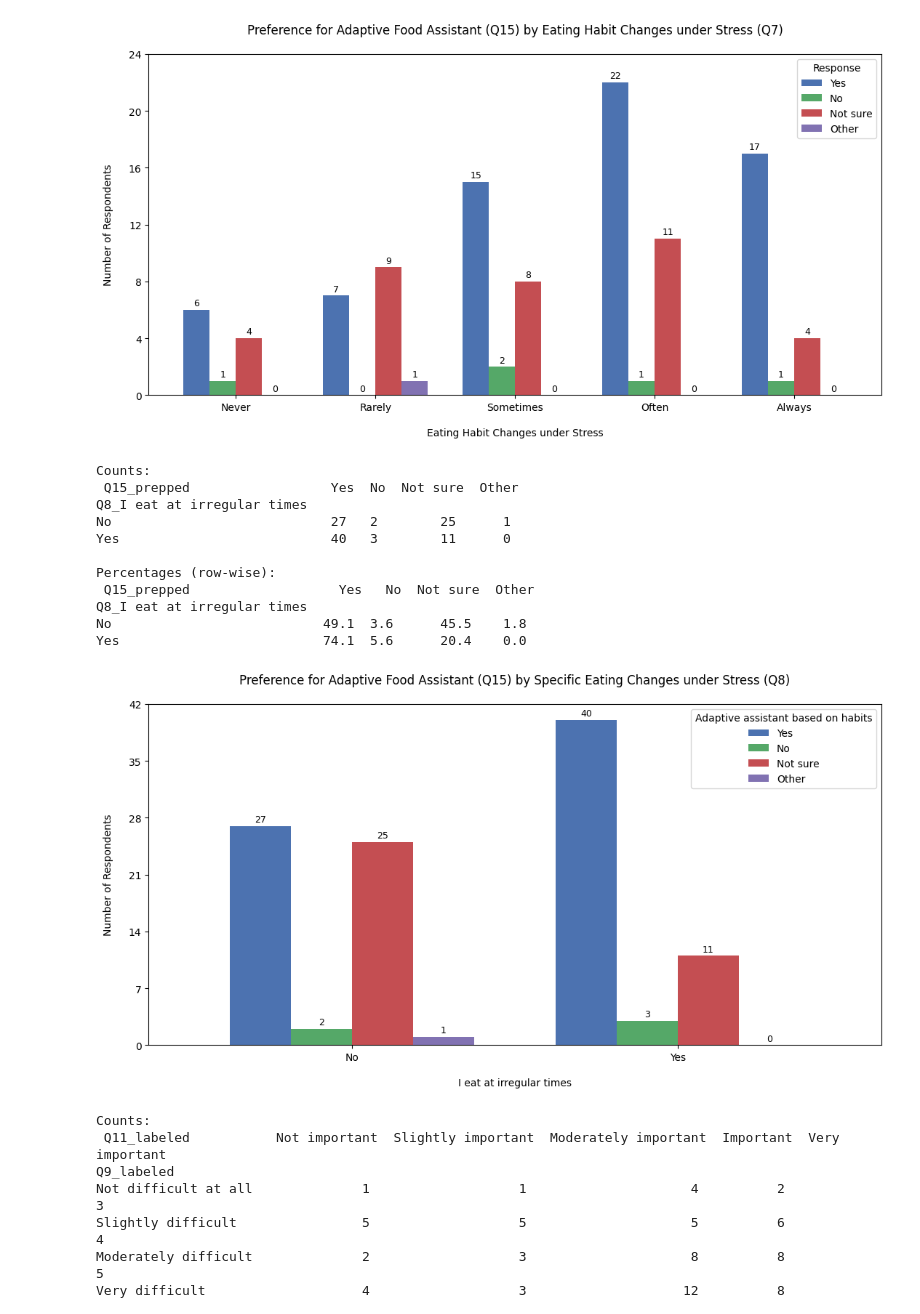
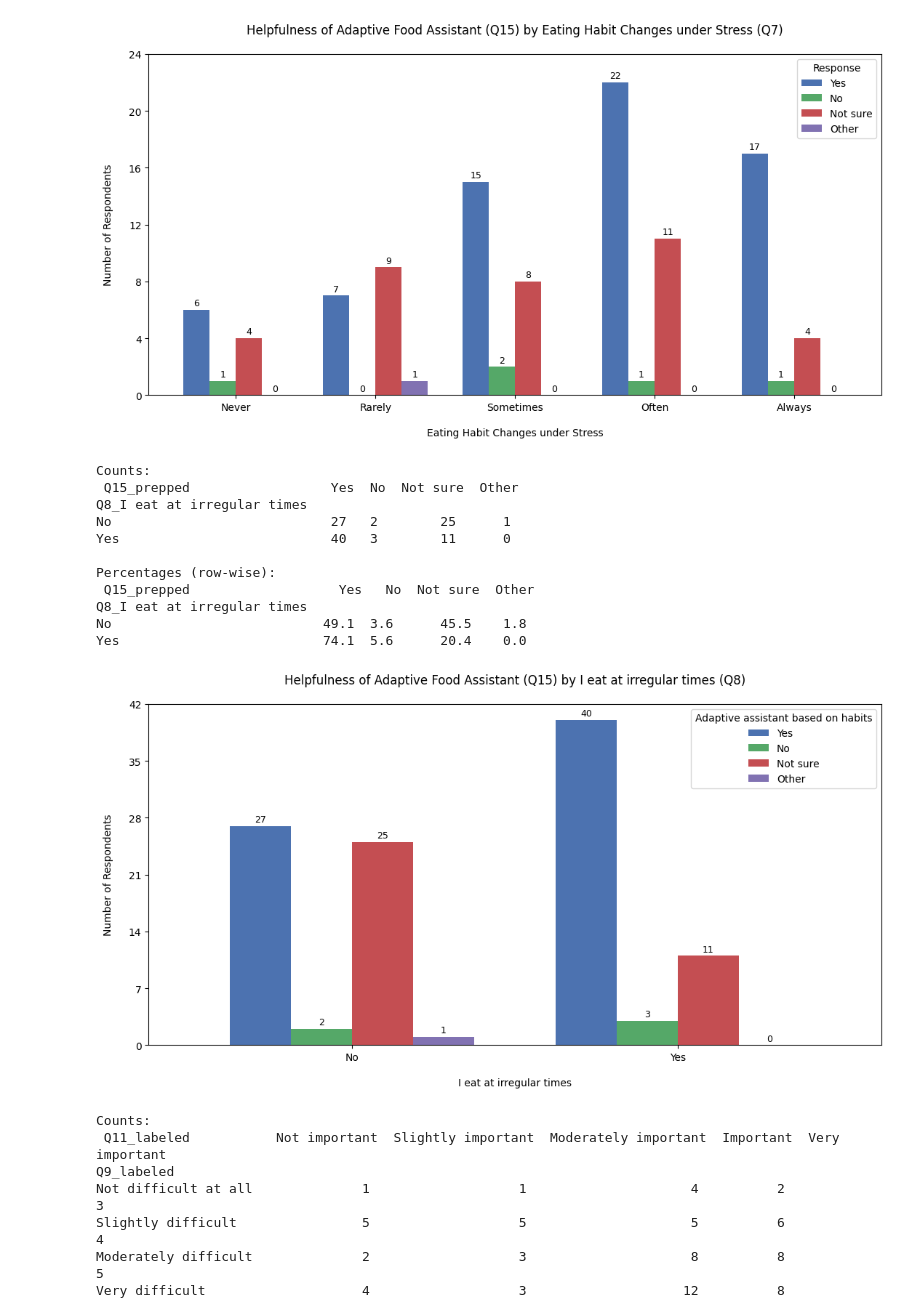
Before and after one commit to Oliveira-Lionel/thesis_results, a Jupyter notebook: results.ipynb, the cells around one changed output. Drawn from its saved outputs; the diff is of its cells as text; code cells hidden in the pictures.

```diff
--- a/results.ipynb
+++ b/results.ipynb
@@ -1253,6 +1253,9 @@ filtered, others, dummies, df_updated = process_checkbox(qid, official_options_m
 df = df_updated
 
 cb_results = cb_block(filtered, others, dummies, qid)
+
+# Sort by count
+cb_results_sorted = cb_results.sort_values(by='Count', ascending=True)
 
 # Plot the results
 plt.figure(figsize=(9,6))
@@ -2109,8 +2112,8 @@ q_labels = {
     "Q13": "Preferred Personalization",
     "Q14": "Mood Effects on Food Choices",
     "Q14_prepped": "Mood Effects on Food Choices",
-    "Q15": "Preference for Adaptive Food Assistant",
-    "Q15_prepped": "Preference for Adaptive Food Assistant",
+    "Q15": "Helpfulness of Adaptive Food Assistant",
+    "Q15_prepped": "Helpfulness of Adaptive Food Assistant",
     "Q16": "Real-Time Features in Recommendations",
     "Q17": "Features for Eating Goals under Stress",
     "Q18": "Trust in LLM Recommendations",
@@ -2537,35 +2540,35 @@ Always       77.3  4.5      18.2    0.0
  """
 
 def name_label(label):
     return label.split('_')[1]
 
 q1_qid = 'Q8_I eat at irregular times'
 q2_qid = 'Q15_prepped'
 label_ex = 'Adaptive assistant based on habits'
 plot = 1
 
 def clean_label(label):
     return label.split('_')[0]
 
 label_x = q_labels.get(clean_label(q1_qid), clean_label(q1_qid))
 label_y = q_labels.get(clean_label(q2_qid), clean_label(q2_qid))
-chart_title = f"{label_y} ({clean_label(q2_qid)}) by {label_x} ({clean_label(q1_qid)})"
+chart_title = f"{label_y} ({clean_label(q2_qid)}) by eating at irregular times ({clean_label(q1_qid)})"
 heatmap_title = f"{label_y} ({clean_label(q2_qid)}) by {label_x} ({clean_label(q1_qid)}) [%]"
 
 cross_analysis(q1_qid, q2_qid, name_label(q1_qid), plot, chart_title, heatmap_title, label_ex)
 # %% [output]
 Counts:
  Q15_prepped                  Yes  No  Not sure  Other
 Q8_I eat at irregular times
 No                            27   2        25      1
 Yes                           40   3        11      0
 
 Percentages (row-wise):
  Q15_prepped                   Yes   No  Not sure  Other
 Q8_I eat at irregular times
 No                           49.1  3.6      45.5    1.8
 Yes                          74.1  5.6      20.4    0.0
-[figure, old version]
+[figure, new version]
 # %%
 # QX vs QX - Cross-analysis
 
```
Also changed, not shown: parts of 5 cells of this notebook.
